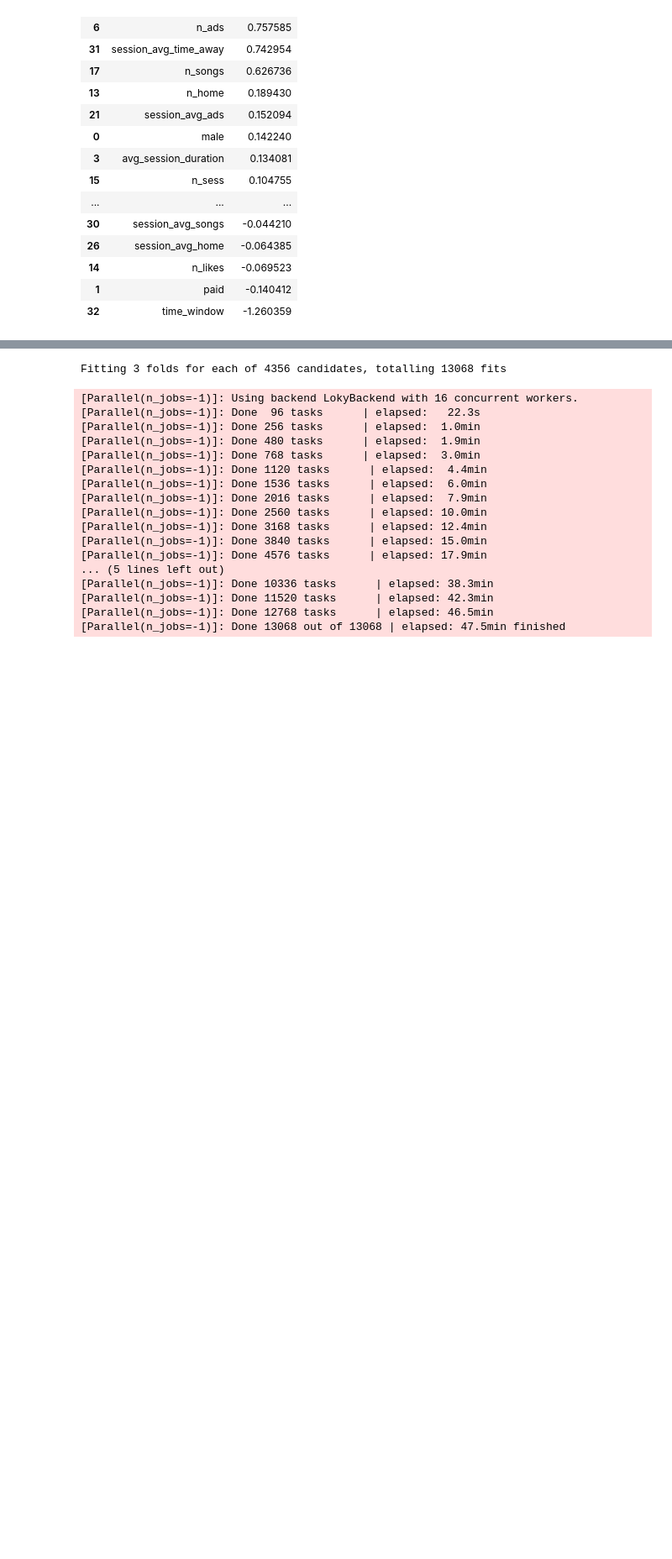
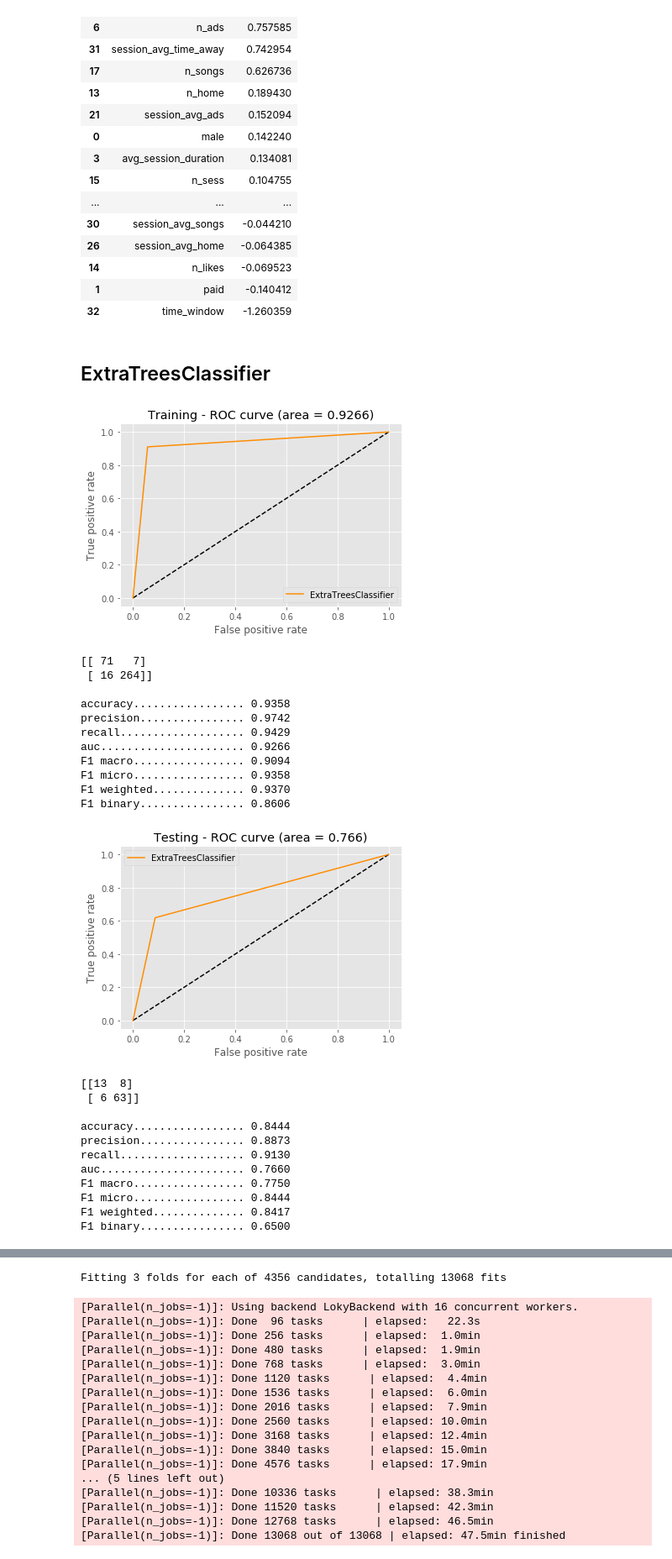
Before and after one commit to brunowdev/sparkify, a Jupyter notebook: Sklearn - Test.ipynb, the cells around one changed output, grey strips where cells are left out. Shown at 84% size. Saved outputs shown, nothing was run; the diff lists cells and outputs as text; code cells hidden in the pictures; blank space fills up the shorter version.

Commit message:
Add ExtraTreesClassifier

```diff
--- a/Sklearn - Test.ipynb
+++ b/Sklearn - Test.ipynb
@@ -132,6 +132,20 @@ def train_model(df, label, classifier):
     plot_metrics(y_test, y_predicted)
 
     return model
+
+def train_extra_trees_classifier(df, label):
+
+    cl = ExtraTreesClassifier(n_jobs = -1,
+                              class_weight = 'balanced',
+                              bootstrap = True,
+                              criterion = 'gini',
+                              random_state = 42,
+                              max_features = .55,
+                              min_samples_leaf = 2,
+                              min_samples_split = 16,
+                              n_estimators = 100)
+
+    return train_model(df, label, cl)
 
 def train_random_forest(df, label):
 
@@ -393,3 +407,32 @@ importances.sort_values(by = 'importance', ascending = False)
 | 14 | n_likes | -0.069523 |
 | 1 | paid | -0.140412 |
 | 32 | time_window | -1.260359 |
+# %% [markdown]
+## ExtraTreesClassifier
+# %%
+model = train_extra_trees_classifier(_x, 'canceled')
+# %% [output]
+[figure, added]
+[[ 71   7]
+ [ 16 264]]
+
+accuracy................. 0.9358
+precision................ 0.9742
+recall................... 0.9429
+auc...................... 0.9266
+F1 macro................. 0.9094
+F1 micro................. 0.9358
+F1 weighted.............. 0.9370
+F1 binary................ 0.8606
+[figure, added]
+[[13  8]
+ [ 6 63]]
+
+accuracy................. 0.8444
+precision................ 0.8873
+recall................... 0.9130
+auc...................... 0.7660
+F1 macro................. 0.7750
+F1 micro................. 0.8444
+F1 weighted.............. 0.8417
+F1 binary................ 0.6500
```
Also changed, not shown: parts of 1 cell of this notebook.
